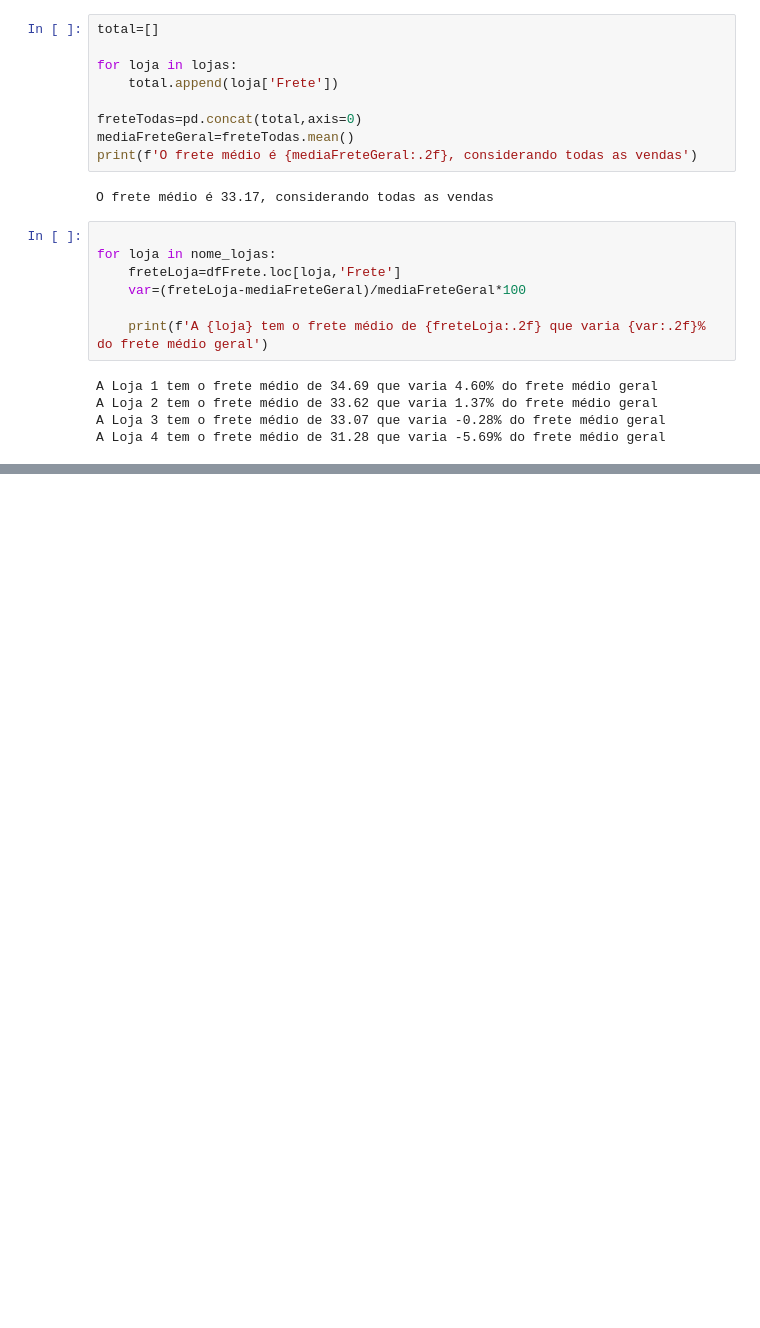
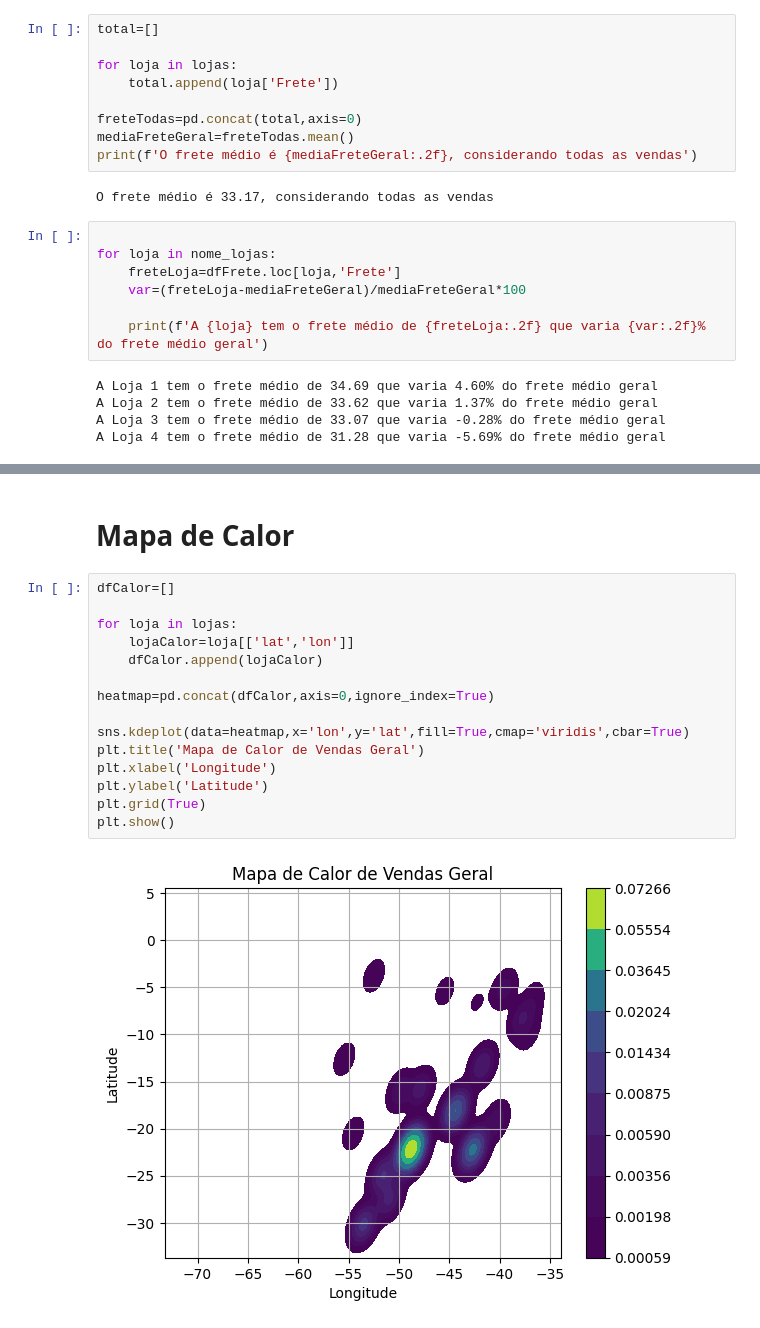
Before and after one commit to Viterb01/Challenge-Alura-Store-One, a Jupyter notebook: AluraStoreBrasil.ipynb, the cells around one changed output, grey strips where cells are left out. Drawn from its saved outputs; the diff is of its cells as text; blank space fills up the shorter version.

```diff
--- a/AluraStoreBrasil.ipynb
+++ b/AluraStoreBrasil.ipynb
@@ -214,0 +212,19 @@ plt.show()
+# %% [markdown]
+# Mapa de Calor
+# %%
+dfCalor=[]
+
+for loja in lojas:
+    lojaCalor=loja[['lat','lon']]
+    dfCalor.append(lojaCalor)
+
+heatmap=pd.concat(dfCalor,axis=0,ignore_index=True)
+
+sns.kdeplot(data=heatmap,x='lon',y='lat',fill=True,cmap='viridis',cbar=True)
+plt.title('Mapa de Calor de Vendas Geral')
+plt.xlabel('Longitude')
+plt.ylabel('Latitude')
+plt.grid(True)
+plt.show()
+# %% [output]
+[figure, added]
```
Also changed, not shown: parts of 7 cells of this notebook.
